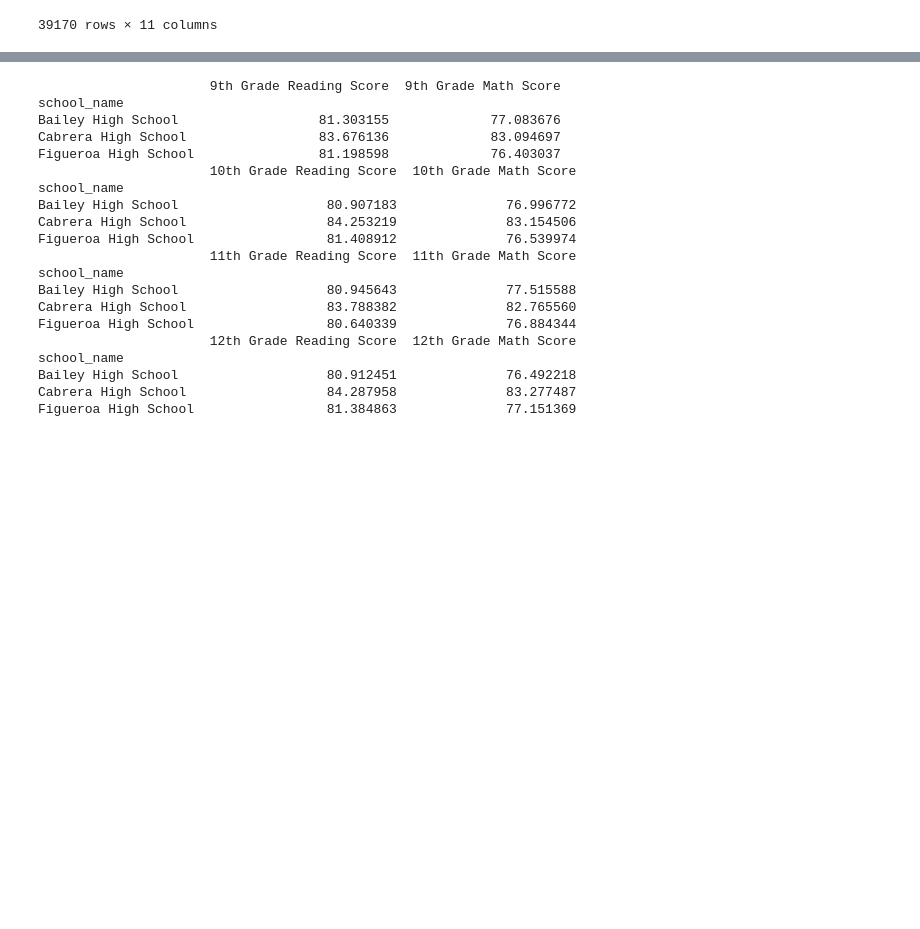
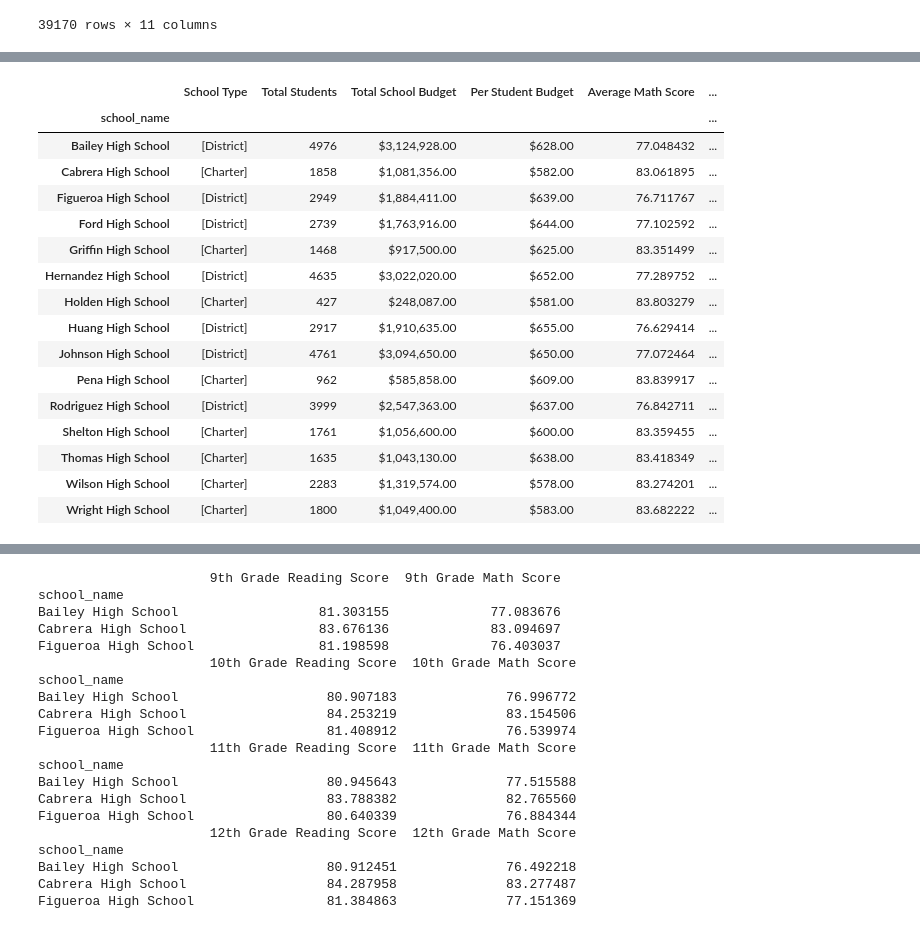
Before and after one commit to annabelcheong/pandas-challenge, a Jupyter notebook: PyCitySchools/school.ipynb, the cells around one changed output, grey strips where cells are left out. Saved outputs shown, nothing was run; the diff lists cells and outputs as text; code cells hidden in the pictures; blank space fills up the shorter version.

```diff
--- a/PyCitySchools/school.ipynb
+++ b/PyCitySchools/school.ipynb
@@ -446 +121,94 @@ summary_v2_df
+# %%
+# Working Out for School Summary Part 1
+# SCHOOL SUMMARY - school_groups_df
+##Columns required: school_name, average math score, average reading score
+
+#----------------
+#make a copy of the complete_df and add in a boolean column each for passing math, passing reading, overall passing
+boolean_df=complete_df.copy()
+
+#Add new math boolean column, reading boolean column, both boolean column to the original merged complete_df and set constraints for passing
+#Note: This is used for attaining the % passing math later on when groupby and .mean is applied.
+boolean_df["% Passing Math"]=boolean_df["math_score"]>=70
+boolean_df["% Passing Reading"]=boolean_df["reading_score"]>=70
+boolean_df["% Overall Passing"]=(boolean_df["math_score"]>=70) & (boolean_df["reading_score"]>=70)
+boolean_df
+
+#---------------
+#groupby per school: summary_df is the summary of grouped by schools raw data (Ready to output data when combined with .count, .mean etc)
+school_groups_df=boolean_df.groupby(["school_name"])
+
+#----------------
+#make a copy and produce mean table grouped by schools: summary_p1_df
+# summary_p1_df=school_groups_df.copy()
+summary_p1_df=school_groups_df.mean()
+summary_p1_df
+# #columns returned are : school_name, Student ID, Average Reading Score, Average Math Score, School ID, size, budget, % Passing Math, % Passing Reading, % Overall Passing
+# #columns missing are: School Type, Per Student Budget
+
+# #add in column 'Per Student Budget'
+summary_p1_df["Per Student Budget"]=summary_p1_df["budget"]/summary_p1_df["size"]
+summary_p1_df
+# #columns returned are : school_name, Student ID, Average Reading Score, Average Math Score, School ID, size, budget, % Passing Math, % Passing Reading, % Overall Passing, Per Student Budget
+# #columns missing are: School Type
+
+#----------------
+#make a copy and group by school name, column 'school type': summary_p2_df
+summary_p2_df=school_groups_df["type"].unique()
+summary_p2_df
+#columns returned are: type
+#note: type refers to School Type in summary_p2_df
+#columns missing are: per student budget, % passing math, % passing reading, % overall passing
+
+#--------------
+#Join the 2 dataframes together. Note that the school_name are the indexes for both the grouped dataframes: summary_p3_df
+summary_p3_df=summary_p1_df.join(summary_p2_df)
+summary_p3_df
+
+#-------------
+#####Editing columns for presentation ########
+#Rename coluuns
+summary_p3_df=summary_p3_df.rename(columns={"type":"School Type","size":"Total Students","budget":"Total School Budget","math_score":"Average Math Score","reading_score":"Average Reading Score"})
+summary_p3_df
+#Drop columns
+summary_p3_df=summary_p3_df.drop(columns={"Student ID","School ID"})
+summary_p3_df
+#Re-arrange columns
+summary_p3_df=summary_p3_df[["School Type","Total Students", "Total School Budget","Per Student Budget","Average Math Score","Average Reading Score","% Passing Math","% Passing Reading","% Overall Passing"]]
+summary_p3_df
+#Remove brackets in School Type column
+# summary_p3_df["School Type"]=summary_p3_df["School Type"].replace("[District]":"District"})
+# summary_p3_df
+#Format the Total Students with no decimals
+summary_p3_df["Total Students"]=summary_p3_df["Total Students"].map("{:.0f}".format)
+summary_p3_df
+#Format the Total School Budget column with $ and ,
+summary_p3_df["Total School Budget"]=summary_p3_df["Total School Budget"].map("${:,.2f}".format)
+summary_p3_df
+#Format the Per Student Budget column with $ and 2 decimals
+summary_p3_df["Per Student Budget"]=summary_p3_df["Per Student Budget"].map("${:,.2f}".format)
+summary_p3_df
+#Convert % Passing Math, % Passing Reading, % Overall Passing to percentage values by multiplying it by 100
+summary_p3_df["% Passing Math"]=summary_p3_df["% Passing Math"]*100
+summary_p3_df["% Passing Reading"]=summary_p3_df["% Passing Reading"]*100
+summary_p3_df["% Overall Passing"]=summary_p3_df["% Overall Passing"]*100
+summary_p3_df
+# %% [output]
+|  | School Type | Total Students | Total School Budget | Per Student Budget | Average Math Score | ... |
+| school_name |  |  |  |  |  | ... |
+| Bailey High School | [District] | 4976 | $3,124,928.00 | $628.00 | 77.048432 | ... |
+| Cabrera High School | [Charter] | 1858 | $1,081,356.00 | $582.00 | 83.061895 | ... |
+| Figueroa High School | [District] | 2949 | $1,884,411.00 | $639.00 | 76.711767 | ... |
+| Ford High School | [District] | 2739 | $1,763,916.00 | $644.00 | 77.102592 | ... |
+| Griffin High School | [Charter] | 1468 | $917,500.00 | $625.00 | 83.351499 | ... |
+| Hernandez High School | [District] | 4635 | $3,022,020.00 | $652.00 | 77.289752 | ... |
+| Holden High School | [Charter] | 427 | $248,087.00 | $581.00 | 83.803279 | ... |
+| Huang High School | [District] | 2917 | $1,910,635.00 | $655.00 | 76.629414 | ... |
+| Johnson High School | [District] | 4761 | $3,094,650.00 | $650.00 | 77.072464 | ... |
+| Pena High School | [Charter] | 962 | $585,858.00 | $609.00 | 83.839917 | ... |
+| Rodriguez High School | [District] | 3999 | $2,547,363.00 | $637.00 | 76.842711 | ... |
+| Shelton High School | [Charter] | 1761 | $1,056,600.00 | $600.00 | 83.359455 | ... |
+| Thomas High School | [Charter] | 1635 | $1,043,130.00 | $638.00 | 83.418349 | ... |
+| Wilson High School | [Charter] | 2283 | $1,319,574.00 | $578.00 | 83.274201 | ... |
+| Wright High School | [Charter] | 1800 | $1,049,400.00 | $583.00 | 83.682222 | ... |
 # %%
```
Also changed, not shown: parts of 24 cells of this notebook.
